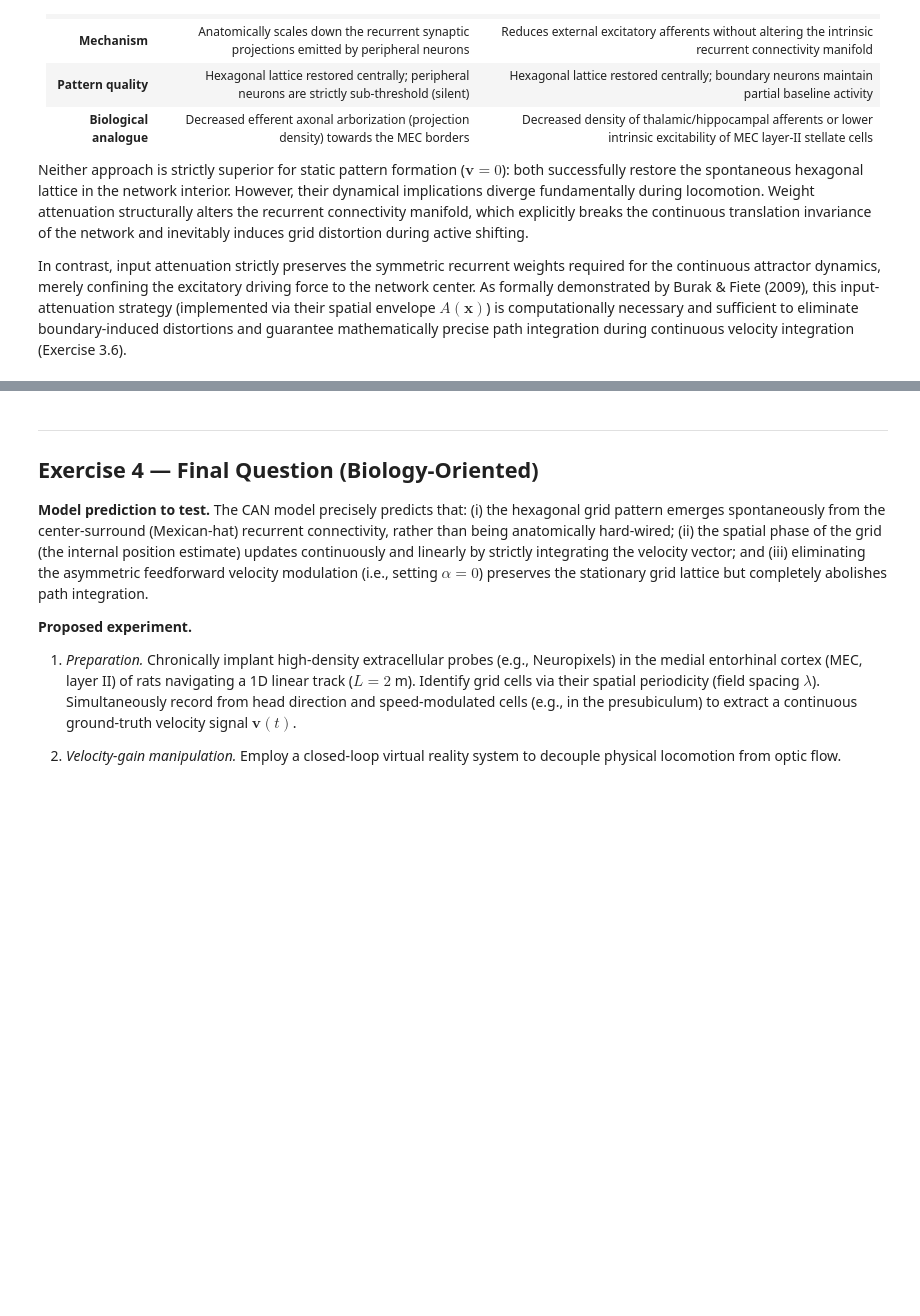
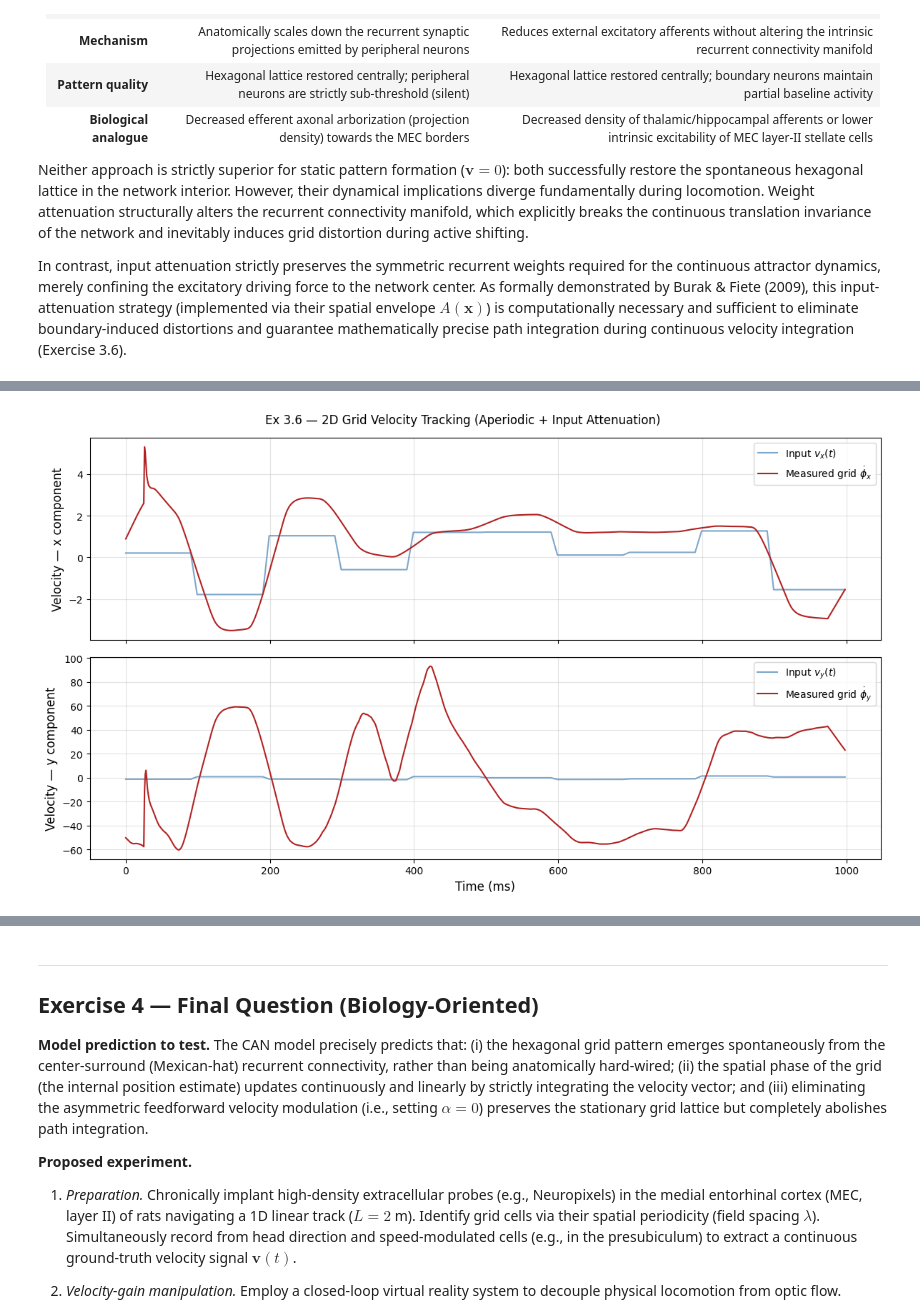
Before and after one commit to SipofoY/NX465-Neuronal-Dynamics, a Jupyter notebook: NX_465_Miniproject_2_2026_Solution.ipynb, the cells around one changed output, grey strips where cells are left out. Cells and saved outputs as stored; diff of their text form; code cells hidden in the pictures; blank space fills up the shorter version.

```diff
--- a/NX_465_Miniproject_2_2026_Solution.ipynb
+++ b/NX_465_Miniproject_2_2026_Solution.ipynb
@@ -659,0 +850,99 @@ In contrast, input attenuation strictly preserves the symmetric recurrent weight
+# %%
+# ── Exercise 3.6 (Bonus) — 2D velocity tracking with aperiodic boundaries ───
+
+# We reuse: kernels3 (M=50, shifted), e_mask (radial envelope),
+#           simulate_2d_full, and the velocity-tracking pipeline from Ex 2.4.
+
+# ── 1. Generate the same time-varying velocity signal as Ex 2.4 ──────────────
+T36      = 1000.0
+n36      = int(T36 / dt)
+block36  = 100               # new velocity every 100 ms
+n_bl36   = int(T36 / block36)
+
+rng36  = np.random.default_rng(42)   # same seed → same blocks as Ex 2.4
+angles36 = rng36.uniform(0, 2 * np.pi, n_bl36)
+speeds36 = rng36.uniform(1.0, 2.0,     n_bl36)
+vx_bl36  = speeds36 * np.cos(angles36)
+vy_bl36  = speeds36 * np.sin(angles36)
+
+vx36 = np.zeros(n36); vy36 = np.zeros(n36)
+ramp36 = int(10 / dt)
+for b in range(n_bl36):
+    s = b * block36 * int(1 / dt)
+    e = s + block36 * int(1 / dt)
+    vx36[s:e] = vx_bl36[b]
+    vy36[s:e] = vy_bl36[b]
+    if b > 0:
+        r_s = max(0, s - ramp36)
+        w   = np.linspace(0, 1, s - r_s)
+        vx36[r_s:s] = vx_bl36[b-1] + w * (vx_bl36[b] - vx_bl36[b-1])
+        vy36[r_s:s] = vy_bl36[b-1] + w * (vy_bl36[b] - vy_bl36[b-1])
+
+# ── 2. Simulate with aperiodic boundaries + input attenuation ────────────────
+M36 = M3   # 50
+history36 = simulate_2d_full(vx36, vy36, T36,
+                             M_val=M36, kernels=kernels3,
+                             mode='constant', input_mask=e_mask)
+
+# ── 3. Extract grid velocity via 2D Fourier phase tracking ───────────────────
+# Identify dominant wavevector from a settled frame
+ref36   = history36[399]
+F36_ref = np.abs(np.fft.fft2(ref36))
+F36_ref[0, 0] = 0
+pk_ky36, pk_kx36 = np.unravel_index(np.argmax(F36_ref), F36_ref.shape)
+print(f'Ex 3.6 — dominant wavevector: (ky={pk_ky36}, kx={pk_kx36})')
+
+phi_x36 = np.zeros(n36); phi_y36 = np.zeros(n36)
+for t in range(n36):
+    px36, py36 = grid_phase_2d(history36[t], (pk_ky36, pk_kx36))
+    phi_x36[t] = np.angle(px36)
+    phi_y36[t] = np.angle(py36)
+
+phi_x36_uw = np.unwrap(phi_x36)
+phi_y36_uw = np.unwrap(phi_y36)
+
+lam_x36 = M36 / pk_kx36 if pk_kx36 != 0 else M36
+lam_y36 = M36 / pk_ky36 if pk_ky36 != 0 else M36
+
+vgrid_x36 = np.diff(phi_x36_uw) / (2*np.pi) * lam_x36 * 1000
+vgrid_y36 = np.diff(phi_y36_uw) / (2*np.pi) * lam_y36 * 1000
+time_v36  = np.arange(len(vgrid_x36)) * dt
+
+win36 = int(50 / dt)
+vgrid_x36_sm = running_mean(vgrid_x36, win36)
+vgrid_y36_sm = running_mean(vgrid_y36, win36)
+
+# ── 4. Plot velocity tracking ─────────────────────────────────────────────────
+fig, axes = plt.subplots(2, 1, figsize=(12, 7), sharex=True)
+for ax, inp, meas, label in zip(
+        axes,
+        [vx36[:-1], vy36[:-1]],
+        [vgrid_x36_sm, vgrid_y36_sm],
+        ['x', 'y']):
+    ax.plot(time_v36, inp, lw=1.5, alpha=0.7,
+            label=f'Input $v_{label}(t)$', color='steelblue')
+    ax.plot(time_v36, meas, lw=1.5,
+            label=f'Measured grid $\dot{{\\phi}}_{label}$', color='firebrick')
+    ax.set_ylabel(f'Velocity — {label} component')
+    ax.legend(loc='upper right'); ax.grid(True, alpha=0.35)
+axes[-1].set_xlabel('Time (ms)')
+fig.suptitle('Ex 3.6 — 2D Grid Velocity Tracking (Aperiodic + Input Attenuation)',
+             fontsize=12)
+plt.tight_layout()
+fig.savefig('images2/fig_3_6_velocity_tracking.png', dpi=150, bbox_inches='tight')
+plt.show()
+
+# ── 5. Visualise the grid at 3 time points to inspect structural changes ──────
+snap_times36 = [300, 600, 999]
+fig2, axes2 = plt.subplots(1, 3, figsize=(14, 4))
+for ax, t_snap in zip(axes2, snap_times36):
+    frame = history36[int(t_snap / dt)]
+    im = ax.imshow(frame, origin='lower', cmap='viridis')
+    plt.colorbar(im, ax=ax, shrink=0.8)
+    ax.set_title(f'$t = {t_snap}$ ms')
+    ax.set_xlabel('$x$'); ax.set_ylabel('$y$')
+fig2.suptitle('Ex 3.6 — Grid snapshots (aperiodic + input attenuation)', fontsize=12)
+plt.tight_layout()
+fig2.savefig('images2/fig_3_6_snapshots.png', dpi=150, bbox_inches='tight')
+plt.show()
+# %% [output]
@@ -659,0 +950 @@ In contrast, input attenuation strictly preserves the symmetric recurrent weight
+[figure, added]
```
Also changed, not shown: parts of 7 cells of this notebook, 6 other files.
